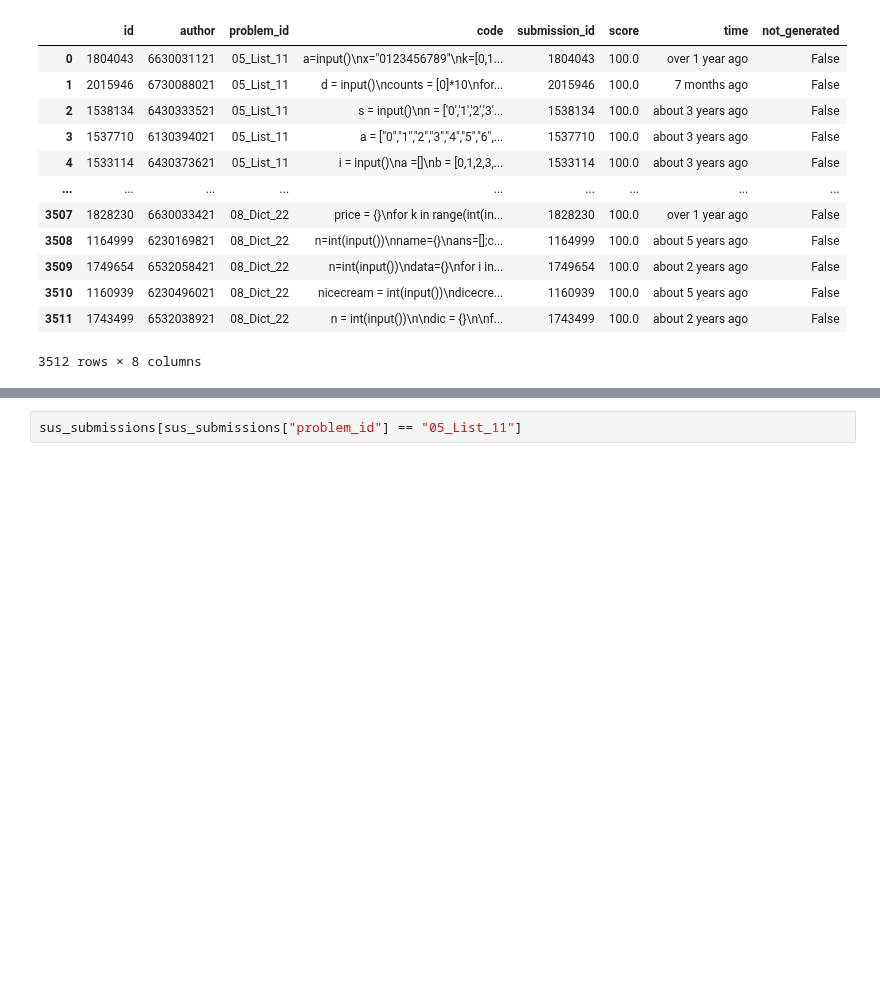
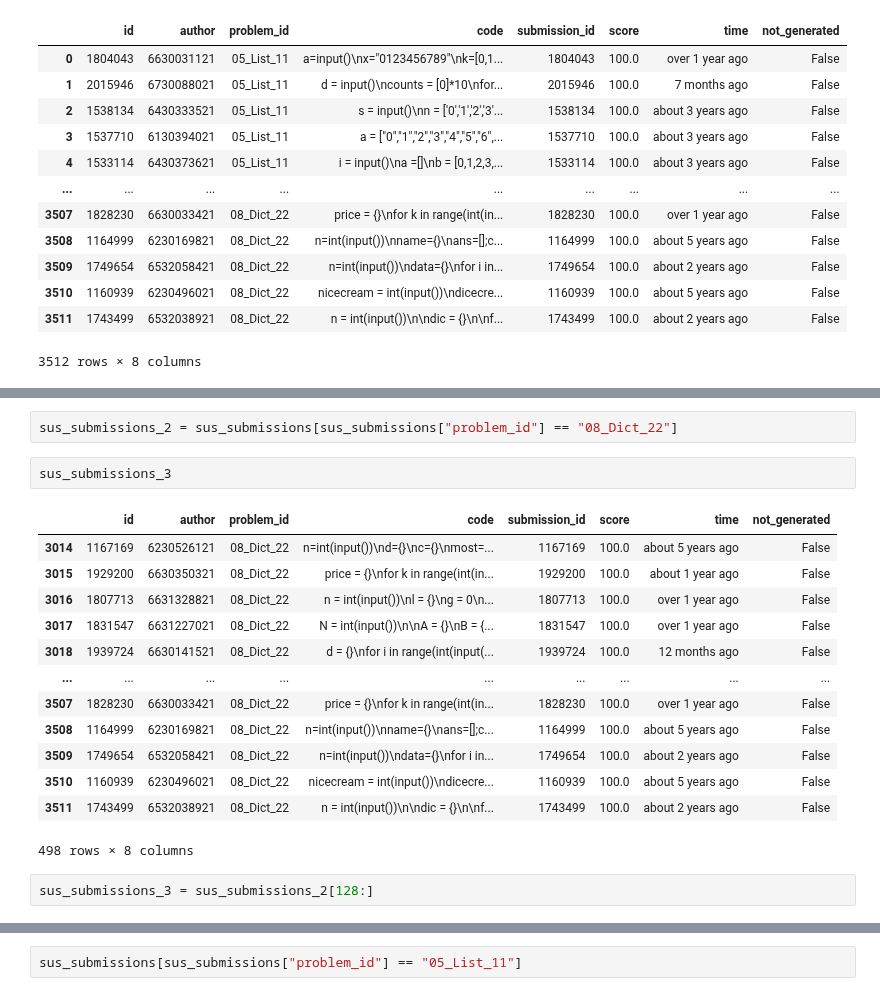
Before and after one commit to capstone-cp49/grader-rag, a Jupyter notebook: src/rag_prototype.ipynb, the cells around one changed output, grey strips where cells are left out. Cells and saved outputs as stored; diff of their text form; blank space fills up the shorter version.

```diff
--- a/src/rag_prototype.ipynb
+++ b/src/rag_prototype.ipynb
@@ -643 +672,21 @@ result_df = pd.DataFrame(columns=["submission_id", "code", "author", "classifica
+# %%
+sus_submissions_2 = sus_submissions[sus_submissions["problem_id"] == "08_Dict_22"]
+# %%
+sus_submissions_3
+# %% [output]
+|  | id | author | problem_id | code | submission_id | score | time | not_generated |
+| 3014 | 1167169 | 6230526121 | 08_Dict_22 | n=int(input())\nd={}\nc={}\nmost=... | 1167169 | 100.0 | about 5 years ago | False |
+| 3015 | 1929200 | 6630350321 | 08_Dict_22 | price = {}\nfor k in range(int(in... | 1929200 | 100.0 | about 1 year ago | False |
+| 3016 | 1807713 | 6631328821 | 08_Dict_22 | n = int(input())\nl = {}\ng = 0\n... | 1807713 | 100.0 | over 1 year ago | False |
+| 3017 | 1831547 | 6631227021 | 08_Dict_22 | N = int(input())\n\nA = {}\nB = {... | 1831547 | 100.0 | over 1 year ago | False |
+| 3018 | 1939724 | 6630141521 | 08_Dict_22 | d = {}\nfor i in range(int(input(... | 1939724 | 100.0 | 12 months ago | False |
+| ... | ... | ... | ... | ... | ... | ... | ... | ... |
+| 3507 | 1828230 | 6630033421 | 08_Dict_22 | price = {}\nfor k in range(int(in... | 1828230 | 100.0 | over 1 year ago | False |
+| 3508 | 1164999 | 6230169821 | 08_Dict_22 | n=int(input())\nname={}\nans=[];c... | 1164999 | 100.0 | about 5 years ago | False |
+| 3509 | 1749654 | 6532058421 | 08_Dict_22 | n=int(input())\ndata={}\nfor i in... | 1749654 | 100.0 | about 2 years ago | False |
+| 3510 | 1160939 | 6230496021 | 08_Dict_22 | nicecream = int(input())\ndicecre... | 1160939 | 100.0 | about 5 years ago | False |
+| 3511 | 1743499 | 6532038921 | 08_Dict_22 | n = int(input())\n\ndic = {}\n\nf... | 1743499 | 100.0 | about 2 years ago | False |
+498 rows × 8 columns
+# %%
+sus_submissions_3 = sus_submissions_2[128:]
 # %%
```
Also changed, not shown: parts of 10 cells of this notebook, 1 other file.
